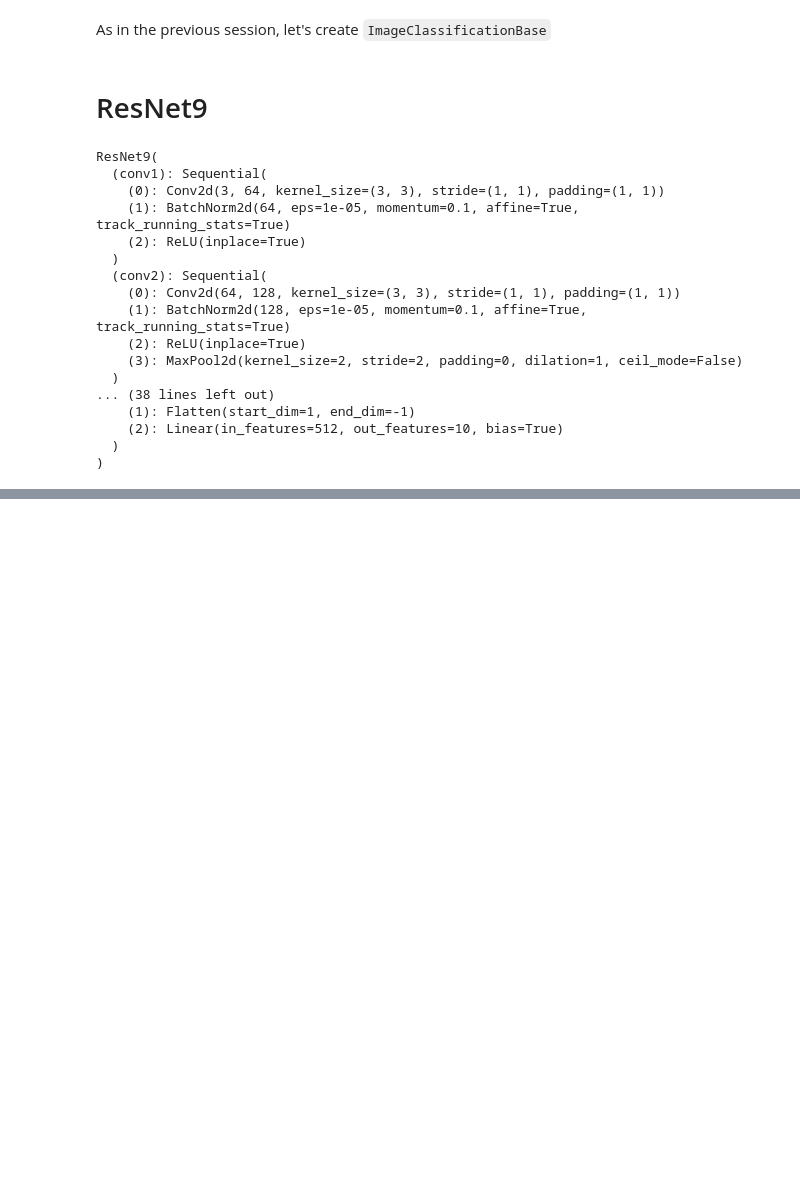
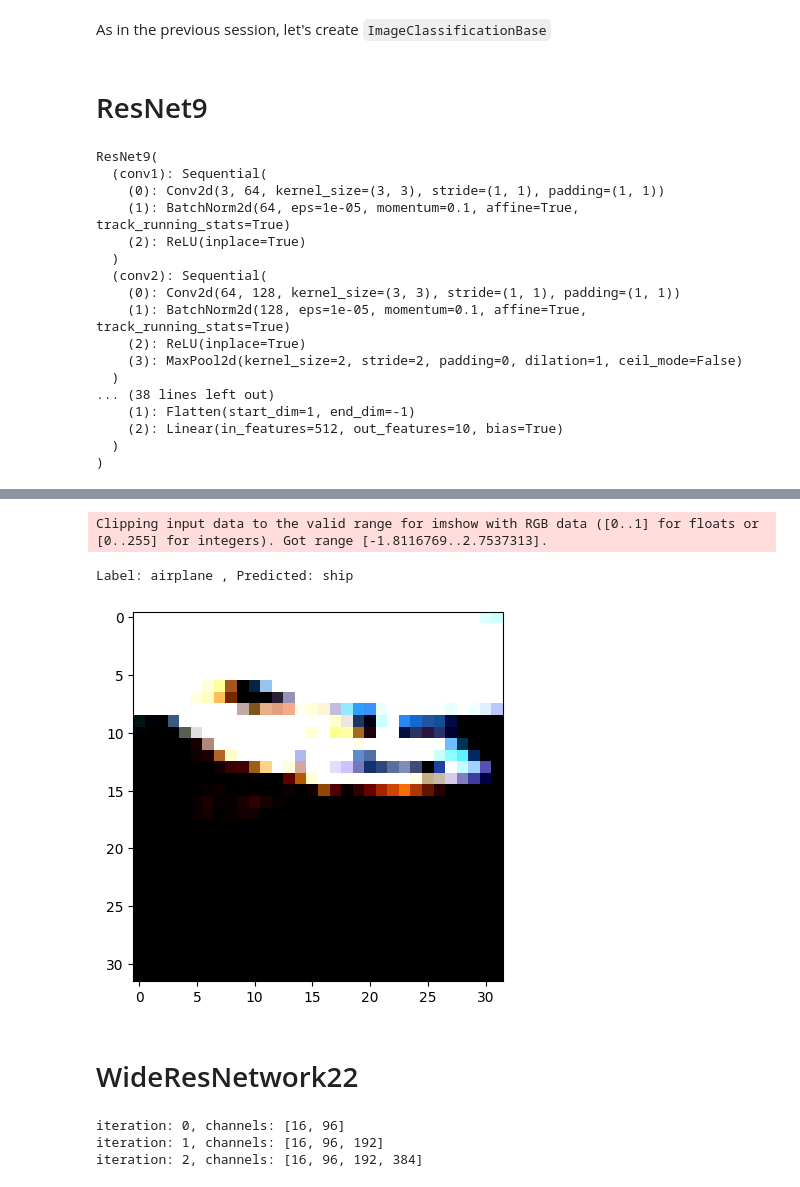
Before and after one commit to fjpcediel87/DeepLearning--Learning, a Jupyter notebook: 06_Data_Augmentation_Regu_ResNet.ipynb, the cells around one changed output, grey strips where cells are left out. Saved outputs shown, nothing was run; the diff lists cells and outputs as text; code cells hidden in the pictures; blank space fills up the shorter version.

```diff
--- a/06_Data_Augmentation_Regu_ResNet.ipynb
+++ b/06_Data_Augmentation_Regu_ResNet.ipynb
@@ -356,0 +411,35 @@ opt_func = torch.optim.Adam
+# %%
+from torchvision.transforms import ToTensor
+test_tfms = tt.Compose([tt.ToTensor(), tt.Normalize(*stats)])
+test_dataset = ImageFolder(data_dir+'/test', test_tfms)
+# %%
+def predict_image(img, model):
+    # Convert to a batch of 1
+    xb = to_device(img.unsqueeze(0), device)
+    # Get predictions from model
+    yb = model(xb)
+    # Pick index with highest probability
+    _, preds  = torch.max(yb, dim=1)
+    # Retrieve the class label
+    return train_ds.classes[preds[0].item()]
+# %%
+img, label = test_dataset[15]
+plt.imshow(img.permute(1, 2, 0))
+print('Label:', train_ds.classes[label], ', Predicted:', predict_image(img, model_ResNet9))
+# %% [output]
+Clipping input data to the valid range for imshow with RGB data ([0..1] for floats or [0..255] for integers). Got range [-1.8116769..2.7537313].
+Label: airplane , Predicted: ship
+[figure, added]
+# %% [markdown]
+# WideResNetwork22
+# %%
+n_start = 16
+k=6
+n_channels = [n_start]
+for i in range(3):
+    n_channels.append(n_start*(2**i)*k)
+    print(f"iteration: {i}, channels: {n_channels}")
+# %% [output]
+iteration: 0, channels: [16, 96]
+iteration: 1, channels: [16, 96, 192]
+iteration: 2, channels: [16, 96, 192, 384]
```
Also changed, not shown: parts of 21 cells of this notebook.
